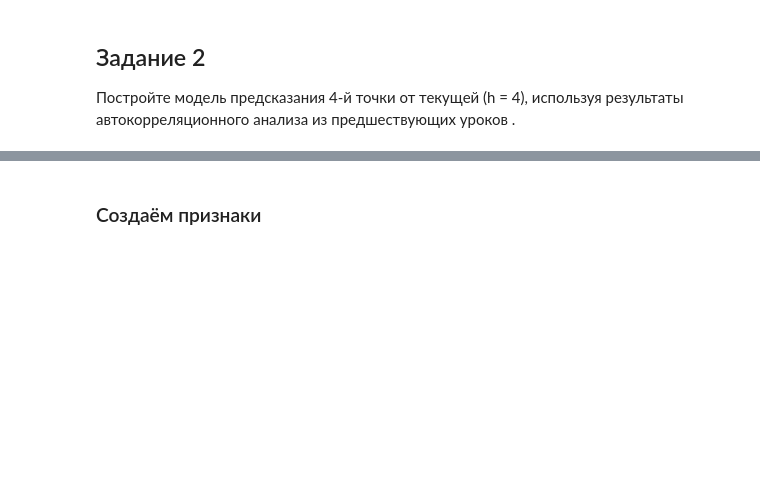
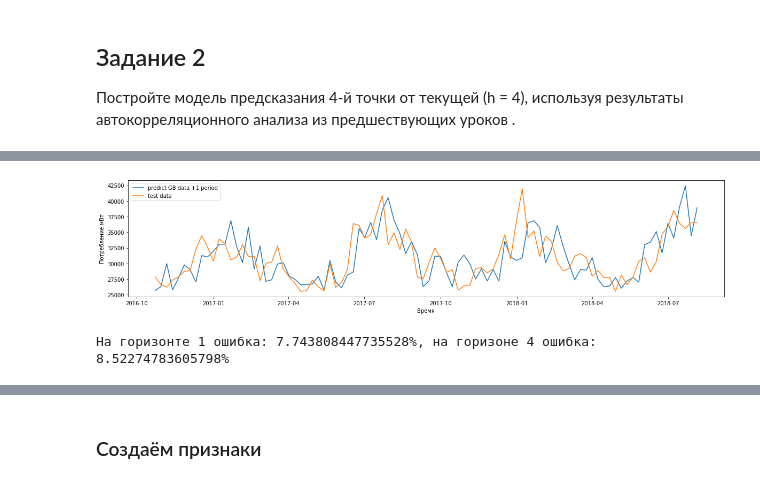
Before and after one commit to ArtemPrianikov/ML4business, a Jupyter notebook: lesson04/hw_04.ipynb, the cells around one changed output, grey strips where cells are left out. Cells and saved outputs as stored; diff of their text form; code cells hidden in the pictures; blank space fills up the shorter version.

```diff
--- a/lesson04/hw_04.ipynb
+++ b/lesson04/hw_04.ipynb
@@ -69,0 +129,11 @@ h = 4
+# %%
+%%time
+h=1
+X_train_b = train_b.iloc[:-h,:]
+y_train_b = train_b[df_week.columns[0]].values[h:]
+X_test_b = test_b.iloc[:-h,:]
+y_test_b = test_b[df_week.columns[0]].values[h:]
+
+model_gb = GradientBoostingRegressor(max_depth=15, random_state=0, n_estimators=100)
+model_gb.fit( X_train_b, y_train_b )
+X_test_pred_gb = model_gb.predict(X_test_b)
@@ -69,0 +143,19 @@ h = 4
+# %%
+plt.figure( figsize=( 20, 4 ))
+
+plt.xlabel('Время')
+plt.ylabel('Потребление мВт')
+plt.plot(test_b.index[h:],X_test_pred_gb, label='predict GB data +1 period' )
+plt.plot(test_b.index[h:],y_test_b, label='test data')
+#plt.plot(test_b.index, test_b[[0]], label='исходный ряд')
+
+plt.legend()
+plt.show()
+
+er_g1 = mean_absolute_percentage_error(y_true=y_test_b, y_pred=X_test_pred_gb)
+# %% [output]
+[figure, added]
+# %%
+print(f'На горизонте 1 ошибка: {er_g1}%, на горизоне 4 ошибка: {er_g4}%')
+# %% [output]
+На горизонте 1 ошибка: 7.743808447735528%, на горизоне 4 ошибка: 8.52274783605798%
```
Also changed, not shown: parts of 13 cells of this notebook.
